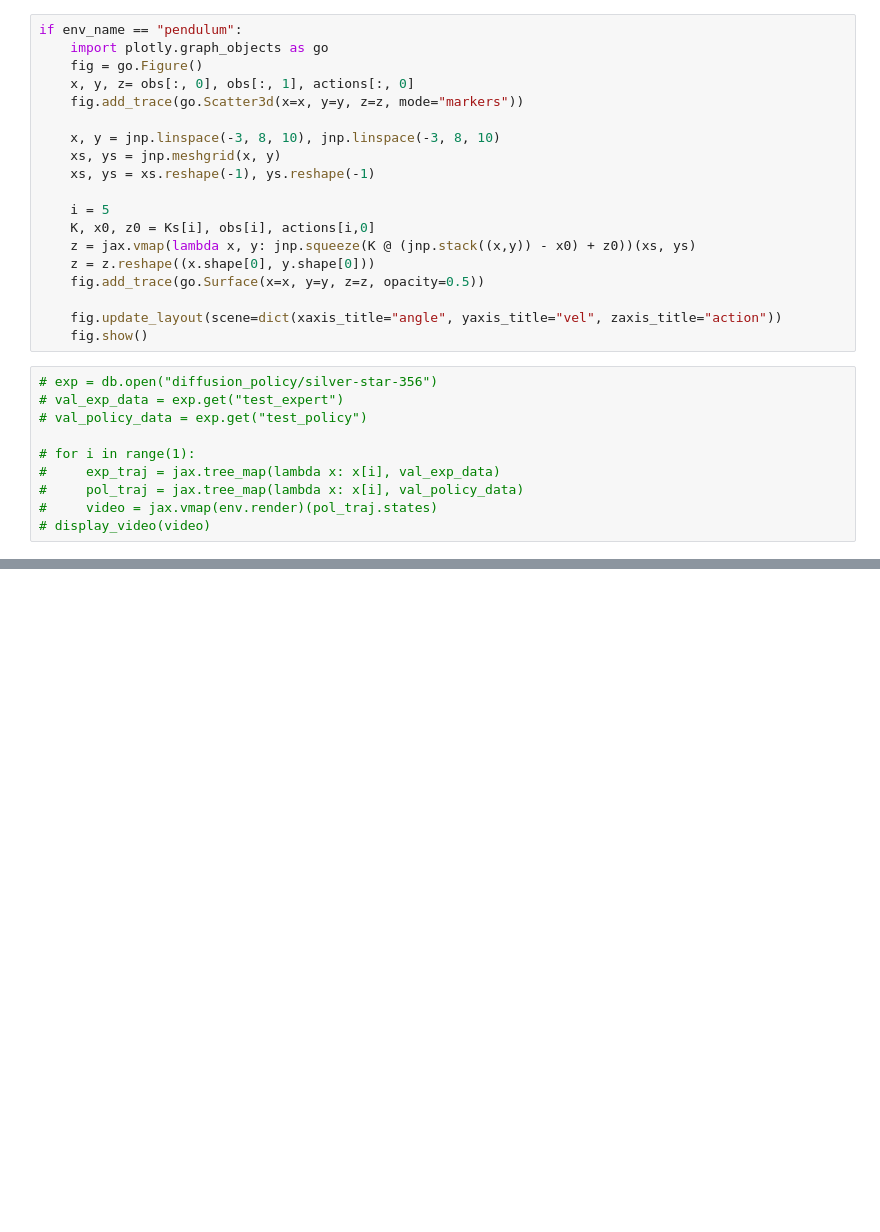
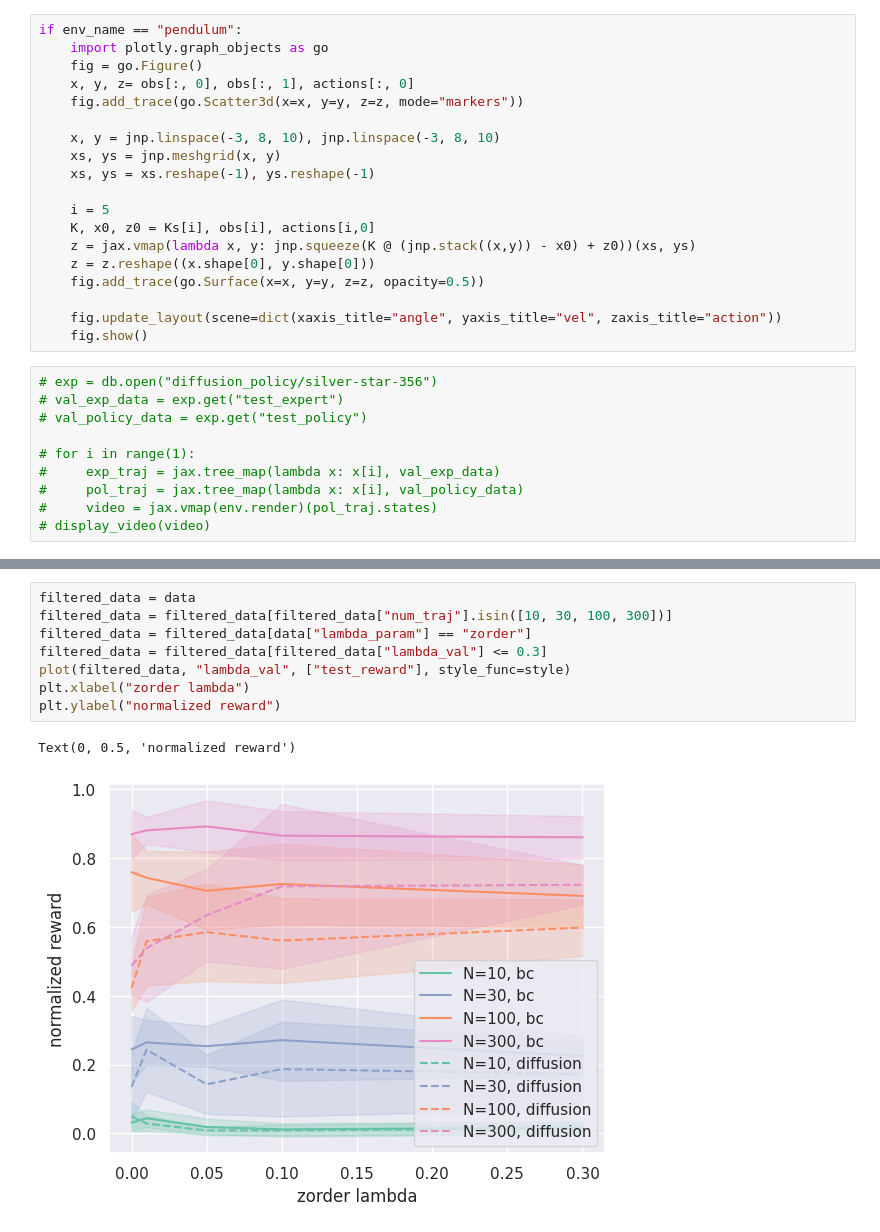
Before and after one commit to foundry-ai/foundry, a Jupyter notebook: projects/diffusion_policy/visualize_data.ipynb, the cells around one changed output, grey strips where cells are left out. Cells and saved outputs as stored; diff of their text form; blank space fills up the shorter version.

```diff
--- a/projects/diffusion_policy/visualize_data.ipynb
+++ b/projects/diffusion_policy/visualize_data.ipynb
@@ -156,0 +180,11 @@ Text(0, 0.5, 'normalized reward')
+# %%
+filtered_data = data
+filtered_data = filtered_data[filtered_data["num_traj"].isin([10, 30, 100, 300])]
+filtered_data = filtered_data[data["lambda_param"] == "zorder"]
+filtered_data = filtered_data[filtered_data["lambda_val"] <= 0.3]
+plot(filtered_data, "lambda_val", ["test_reward"], style_func=style)
+plt.xlabel("zorder lambda")
+plt.ylabel("normalized reward")
+# %% [output]
+Text(0, 0.5, 'normalized reward')
+[figure, added]
```
Also changed, not shown: parts of 6 cells of this notebook, 24 other files.
